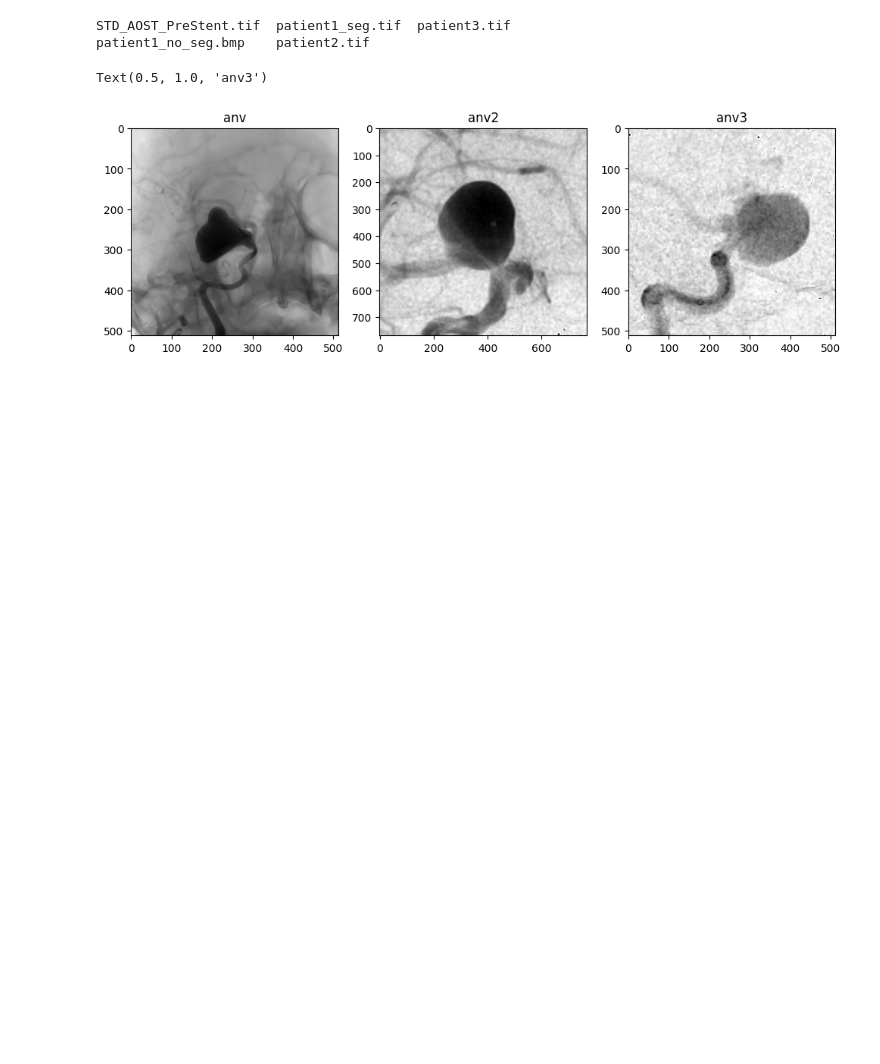
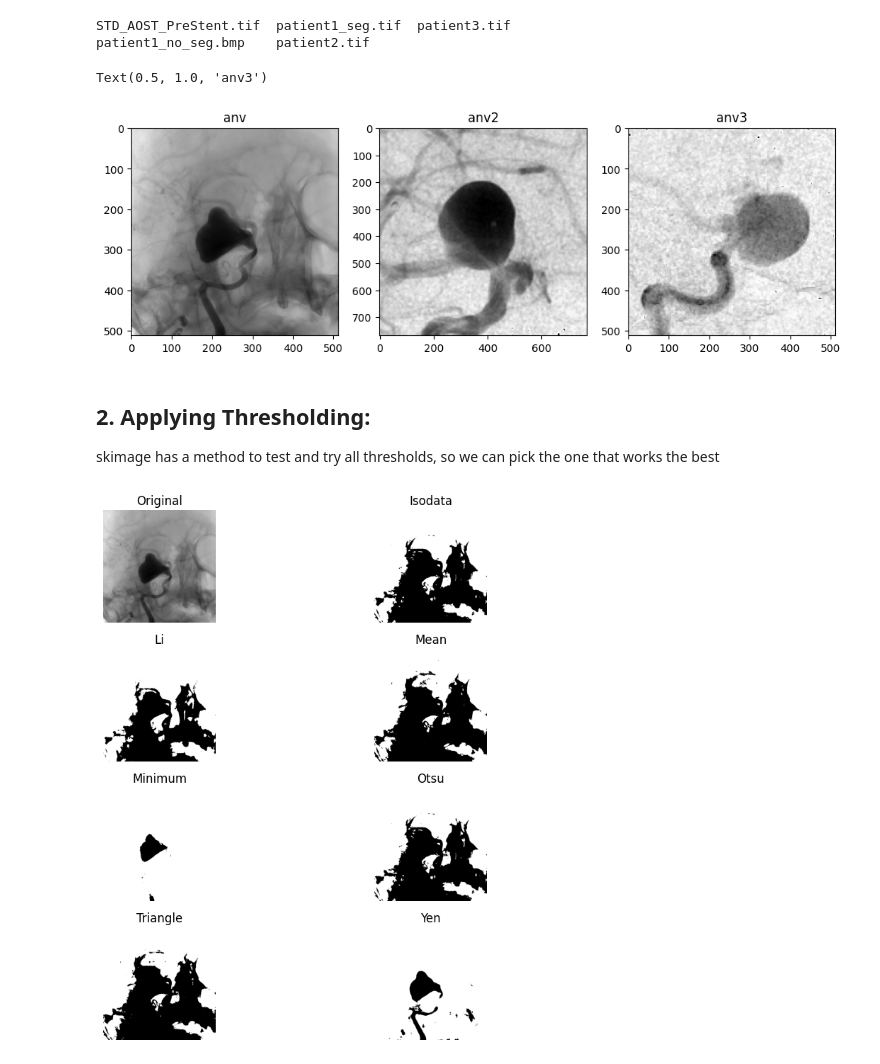
Before and after one commit to ybouilla/computervision, a Jupyter notebook: segmentation_image.ipynb, the cells around one changed output. Cells and saved outputs as stored; diff of their text form; code cells hidden in the pictures; blank space fills up the shorter version.

```diff
--- a/segmentation_image.ipynb
+++ b/segmentation_image.ipynb
@@ -78,3 +75,14 @@ ax[2].set_title("anv3")
 # %% [output]
 Text(0.5, 1.0, 'anv3')
 [figure]
+# %% [markdown]
+## 2. Applying Thresholding:
+skimage has a method to test and try all thresholds, so we can pick the one that works the best
+# %%
+# testing thresholding on images
+from skimage.filters import try_all_threshold
+
+fig, ax = try_all_threshold(anv, figsize=(10, 8), verbose=False)
+plt.show()
+# %% [output]
+[figure, added]
```
Also changed, not shown: parts of 9 cells of this notebook, 2 other files.
